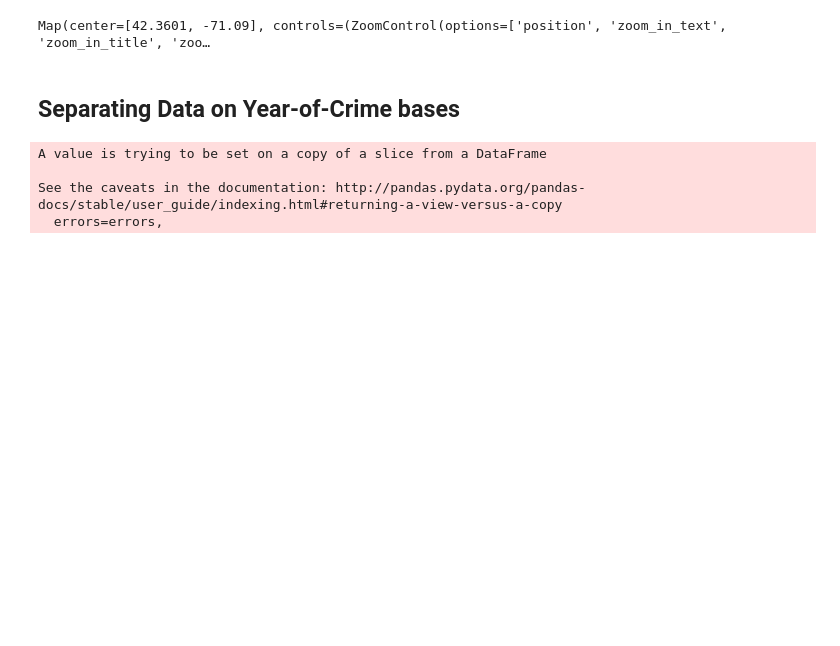
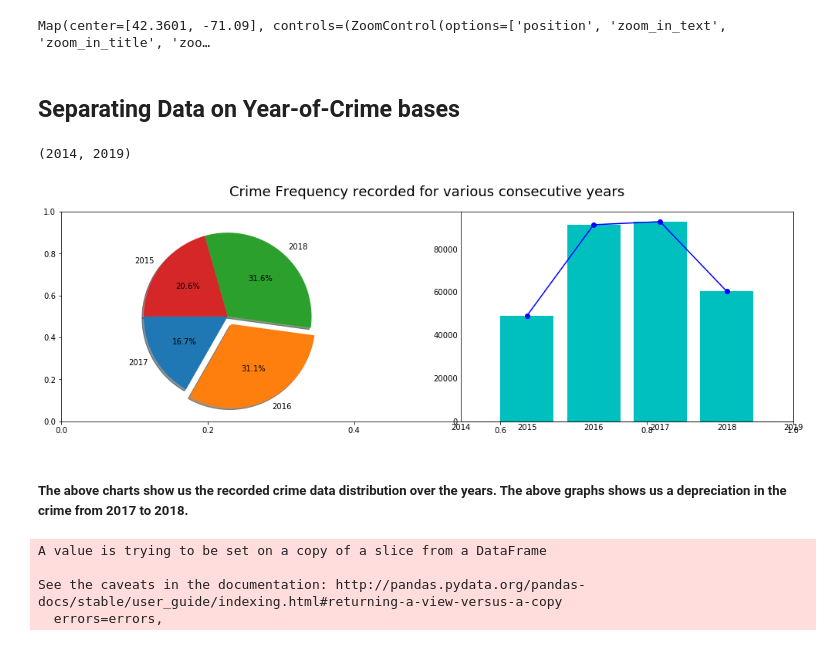
Before and after one commit to RitvikDayal/Crime-in-Boston, a Jupyter notebook: Boston_Crime_Analysis.ipynb, the cells around one changed output. Cells and saved outputs as stored; diff of their text form; code cells hidden in the pictures; blank space fills up the shorter version.

```diff
--- a/Boston_Crime_Analysis.ipynb
+++ b/Boston_Crime_Analysis.ipynb
@@ -278,6 +282,32 @@ m
 Map(center=[42.3601, -71.09], controls=(ZoomControl(options=['position', 'zoom_in_text', 'zoom_in_title', 'zoo…
 # %% [markdown]
 ## Separating Data on Year-of-Crime bases
+# %%
+temp_df = df['YEAR'].value_counts()
+temp_df.reset_index()
+temp_df = temp_df.to_frame()
+
+temp_df.reset_index(inplace = True)
+temp_df = temp_df.rename(columns={"index": "Year", "YEAR": "Count"})
+temp_df = temp_df.sort_values(by=['Year'])
+# %%
+fig = plt.figure(figsize=(17, 5))
+plt.title('Crime Frequency recorded for various consecutive years',pad=20, fontsize=18, loc = 'center' )
+ax = fig.subplots(1,2)
+
+#Pie Chart
+ax[0].pie(temp_df['Count'], explode = (0, 0.1, 0, 0), autopct='%1.1f%%', shadow=True,
+          startangle=180, radius=1, labels = ('2017', '2016', '2018', '2015'))
+
+#Bar Chart
+ax[1].bar(temp_df.Year, temp_df.Count, color='c')
+ax[1].plot(temp_df.Year, temp_df.Count, marker='o', color='b', label='Trend Line')
+ax[1].set_xlim([2014,2019])
+# %% [output]
+(2014, 2019)
+[figure, added]
+# %% [markdown]
+##### The above charts show us the recorded crime data distribution over the years. The above graphs shows us a depreciation in the crime from 2017 to 2018.
 # %%
 year_dict = dict({})
 year_list = list(df['YEAR'].unique())
```
Also changed, not shown: parts of 4 cells of this notebook.
